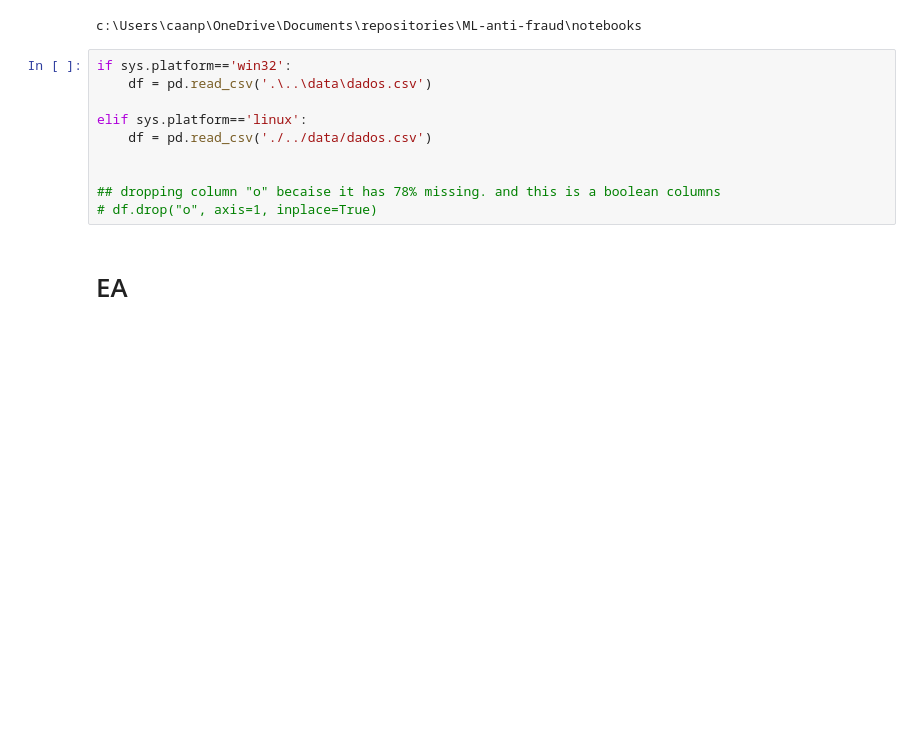
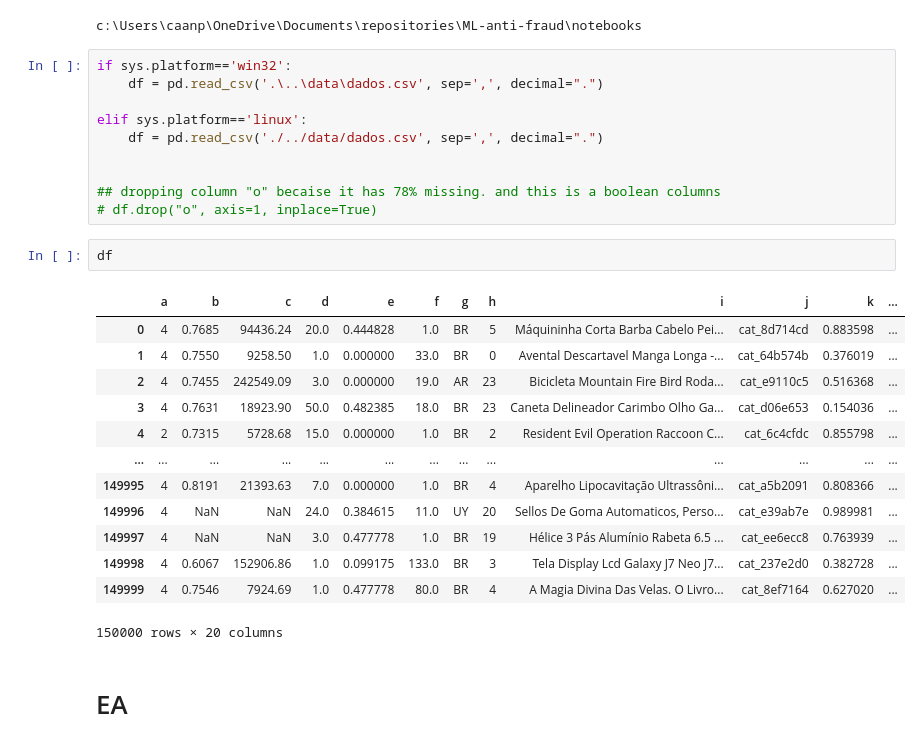
Before and after one commit to caanpaip/ML-anti-fraud, a Jupyter notebook: notebooks/2.Feature_engineering.ipynb, the cells around one changed output. Drawn from its saved outputs; the diff is of its cells as text; blank space fills up the shorter version.

```diff
--- a/notebooks/2.Feature_engineering.ipynb
+++ b/notebooks/2.Feature_engineering.ipynb
@@ -73,14 +73,30 @@ elif sys.platform=='linux':
 c:\Users\caanp\OneDrive\Documents\repositories\ML-anti-fraud\notebooks
 # %%
 if sys.platform=='win32':
-    df = pd.read_csv('.\..\data\dados.csv')
+    df = pd.read_csv('.\..\data\dados.csv', sep=',', decimal=".")
 
 elif sys.platform=='linux':
-    df = pd.read_csv('./../data/dados.csv')
+    df = pd.read_csv('./../data/dados.csv', sep=',', decimal=".")
 
 
 ## dropping column "o" becaise it has 78% missing. and this is a boolean columns
 # df.drop("o", axis=1, inplace=True)
+# %%
+df
+# %% [output]
+|  | a | b | c | d | e | f | g | h | i | j | k | ... |
+| 0 | 4 | 0.7685 | 94436.24 | 20.0 | 0.444828 | 1.0 | BR | 5 | Máquininha Corta Barba Cabelo Pei... | cat_8d714cd | 0.883598 | ... |
+| 1 | 4 | 0.7550 | 9258.50 | 1.0 | 0.000000 | 33.0 | BR | 0 | Avental Descartavel Manga Longa -... | cat_64b574b | 0.376019 | ... |
+| 2 | 4 | 0.7455 | 242549.09 | 3.0 | 0.000000 | 19.0 | AR | 23 | Bicicleta Mountain Fire Bird Roda... | cat_e9110c5 | 0.516368 | ... |
+| 3 | 4 | 0.7631 | 18923.90 | 50.0 | 0.482385 | 18.0 | BR | 23 | Caneta Delineador Carimbo Olho Ga... | cat_d06e653 | 0.154036 | ... |
+| 4 | 2 | 0.7315 | 5728.68 | 15.0 | 0.000000 | 1.0 | BR | 2 | Resident Evil Operation Raccoon C... | cat_6c4cfdc | 0.855798 | ... |
+| ... | ... | ... | ... | ... | ... | ... | ... | ... | ... | ... | ... | ... |
+| 149995 | 4 | 0.8191 | 21393.63 | 7.0 | 0.000000 | 1.0 | BR | 4 | Aparelho Lipocavitação Ultrassôni... | cat_a5b2091 | 0.808366 | ... |
+| 149996 | 4 | NaN | NaN | 24.0 | 0.384615 | 11.0 | UY | 20 | Sellos De Goma Automaticos, Perso... | cat_e39ab7e | 0.989981 | ... |
+| 149997 | 4 | NaN | NaN | 3.0 | 0.477778 | 1.0 | BR | 19 | Hélice 3 Pás Alumínio Rabeta 6.5 ... | cat_ee6ecc8 | 0.763939 | ... |
+| 149998 | 4 | 0.6067 | 152906.86 | 1.0 | 0.099175 | 133.0 | BR | 3 | Tela Display Lcd Galaxy J7 Neo J7... | cat_237e2d0 | 0.382728 | ... |
+| 149999 | 4 | 0.7546 | 7924.69 | 1.0 | 0.477778 | 80.0 | BR | 4 | A Magia Divina Das Velas. O Livro... | cat_8ef7164 | 0.627020 | ... |
+150000 rows × 20 columns
 # %% [markdown]
 # EA
 # %%
```
Also changed, not shown: parts of 15 cells of this notebook, 1 other file.
